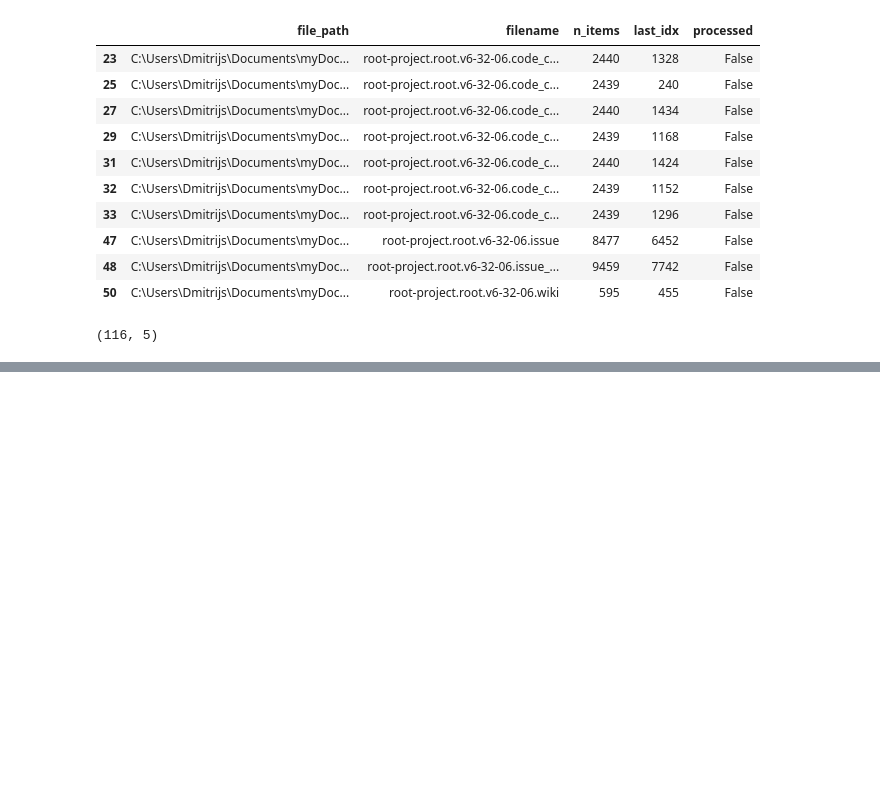
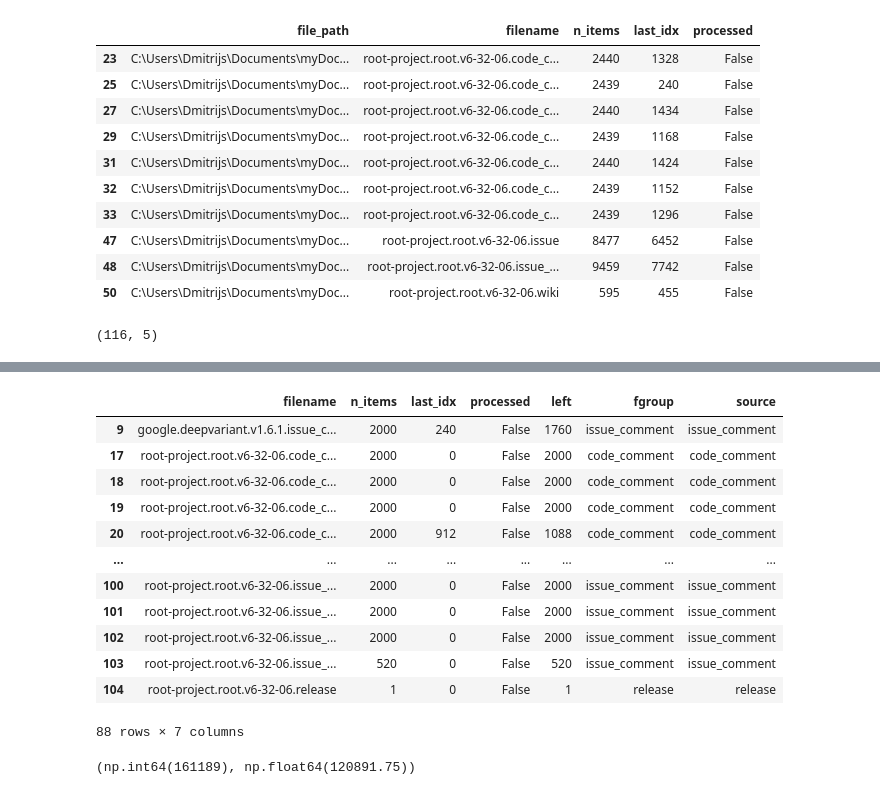
Before and after one commit to dmitrijs-voronovs/scientific-software-architecture-analysis, a Jupyter notebook: processing_pipeline/data_optimization/o_s2_arch_relevance_check.ipynb, the cells around one changed output, grey strips where cells are left out. Drawn from its saved outputs; the diff is of its cells as text; code cells hidden in the pictures; blank space fills up the shorter version.

```diff
--- a/processing_pipeline/data_optimization/o_s2_arch_relevance_check.ipynb
+++ b/processing_pipeline/data_optimization/o_s2_arch_relevance_check.ipynb
@@ -204,0 +222,4 @@ pres[~pres.processed]
+# %%
+pres = pres[~pres.processed]
+pres["left"] = pres.n_items - pres.last_idx
+pres.sort_values("left", ascending=False)
@@ -204,0 +240,22 @@ pres[~pres.processed]
+# %%
+pres["source"] = pres.filename.str.replace(r"\.pt_\d+", "", regex=True).str.split(".").str[-1]
+pres
+# %% [output]
+|  | filename | n_items | last_idx | processed | left | fgroup | source |
+| 9 | google.deepvariant.v1.6.1.issue_c... | 2000 | 240 | False | 1760 | issue_comment | issue_comment |
+| 17 | root-project.root.v6-32-06.code_c... | 2000 | 0 | False | 2000 | code_comment | code_comment |
+| 18 | root-project.root.v6-32-06.code_c... | 2000 | 0 | False | 2000 | code_comment | code_comment |
+| 19 | root-project.root.v6-32-06.code_c... | 2000 | 0 | False | 2000 | code_comment | code_comment |
+| 20 | root-project.root.v6-32-06.code_c... | 2000 | 912 | False | 1088 | code_comment | code_comment |
+| ... | ... | ... | ... | ... | ... | ... | ... |
+| 100 | root-project.root.v6-32-06.issue_... | 2000 | 0 | False | 2000 | issue_comment | issue_comment |
+| 101 | root-project.root.v6-32-06.issue_... | 2000 | 0 | False | 2000 | issue_comment | issue_comment |
+| 102 | root-project.root.v6-32-06.issue_... | 2000 | 0 | False | 2000 | issue_comment | issue_comment |
+| 103 | root-project.root.v6-32-06.issue_... | 520 | 0 | False | 520 | issue_comment | issue_comment |
+| 104 | root-project.root.v6-32-06.release | 1 | 0 | False | 1 | release | release |
+88 rows × 7 columns
+# %%
+grp = pres.groupby("source").left.agg("sum")
+grp.sum(), grp.sum() * .75
+# %% [output]
+(np.int64(161189), np.float64(120891.75))
```
Also changed, not shown: parts of 5 cells of this notebook, 3 other files.
